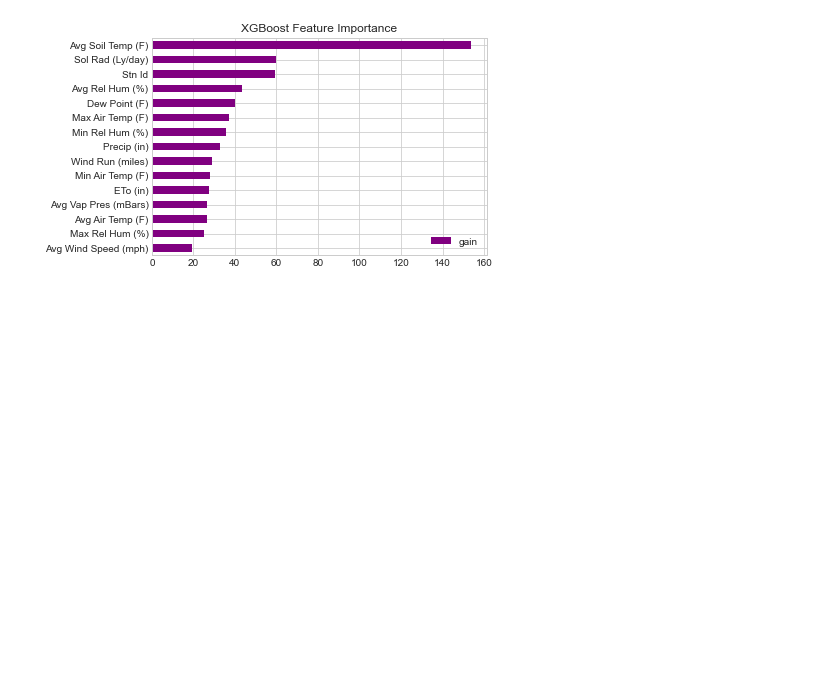
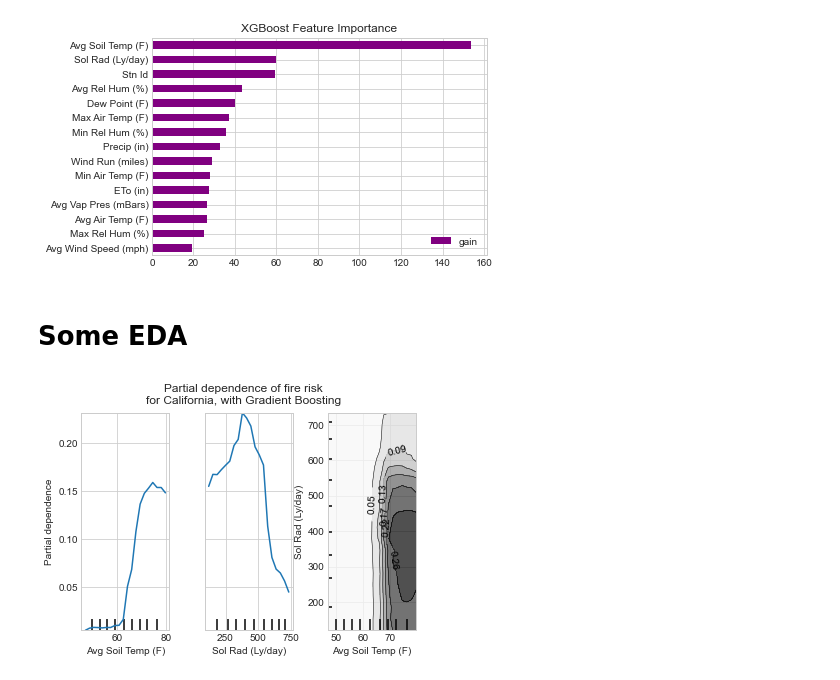
Before and after one commit to czaloumi/fire-risk-analysis, a Jupyter notebook: src/modeling_wout_time.ipynb, the cells around one changed output. Drawn from its saved outputs; the diff is of its cells as text; code cells hidden in the pictures; blank space fills up the shorter version.

```diff
--- a/src/modeling_wout_time.ipynb
+++ b/src/modeling_wout_time.ipynb
@@ -307,3 +337,5 @@ plt.title('XGBoost Feature Importance')
 plt.show()
 # %% [output]
 [figure]
+# %% [markdown]
+# Some EDA
@@ -309,0 +344,16 @@ plt.show()
+# %%
+y = df.pop('Target')
+# %%
+boost = pickle.load(open("../models/xgboost_model", "rb"))
+# %%
+X_train, X_test, y_train, y_test = train_test_split(df, y, test_size=0.2, stratify=y)
+# %%
+features = ['Avg Soil Temp (F)', 'Sol Rad (Ly/day)', ('Avg Soil Temp (F)', 'Sol Rad (Ly/day)')]
+# %%
+plot_partial_dependence(boost, X_train, features, n_jobs=3, grid_resolution=20)
+fig = plt.gcf()
+fig.suptitle('Partial dependence of fire risk\n'
+             'for California, with Gradient Boosting')
+fig.subplots_adjust(wspace=0.4, hspace=0.3)
+# %% [output]
+[figure, added]
```
Also changed, not shown: parts of 19 cells of this notebook, 4 other files.
